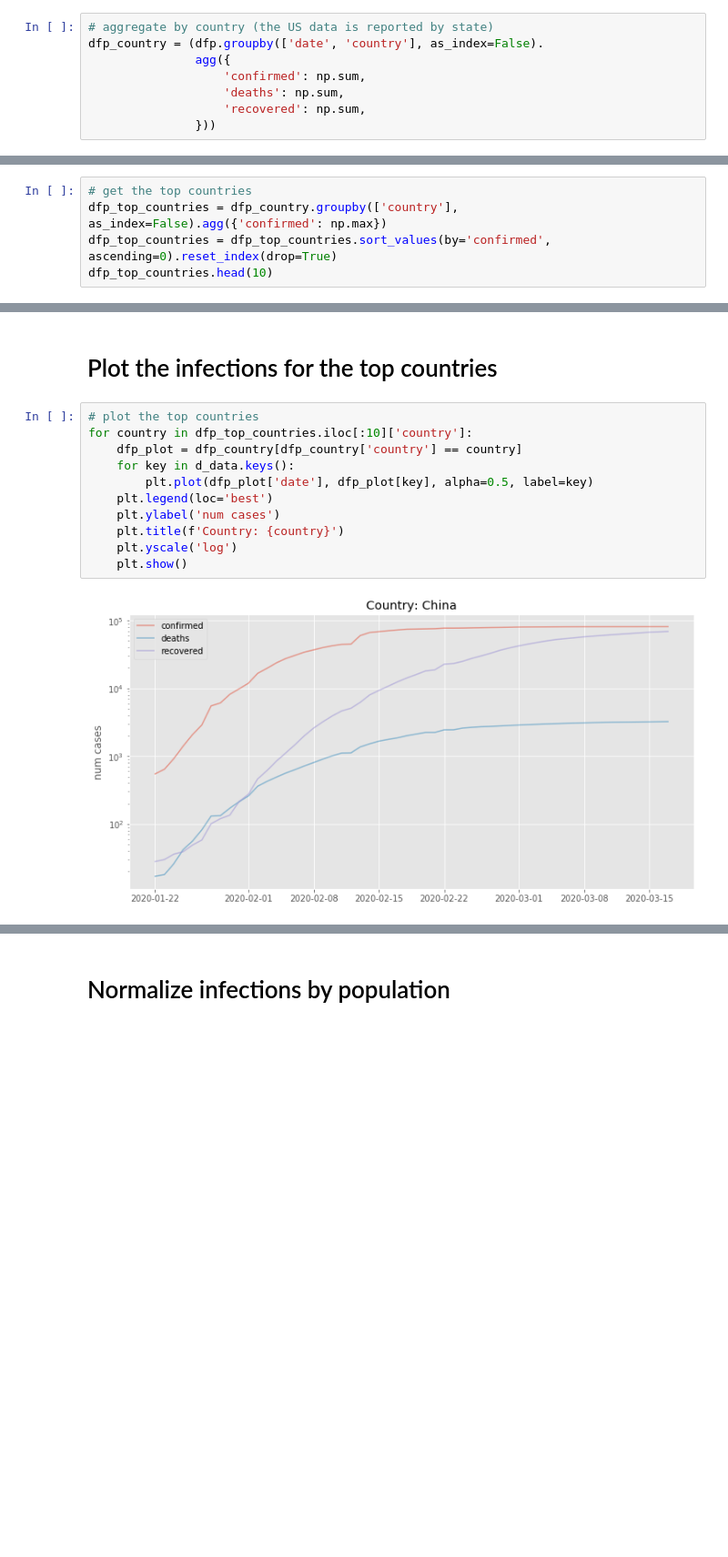
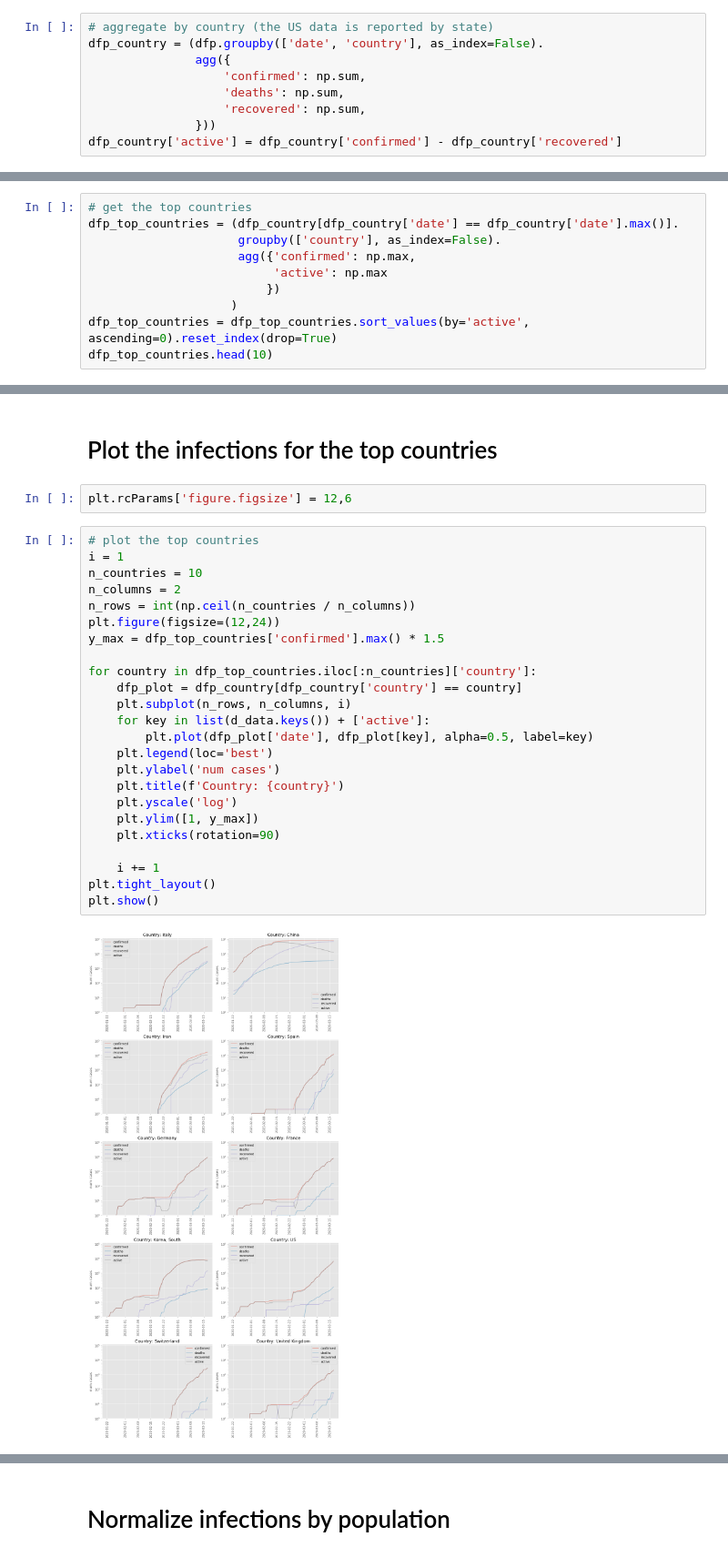
Before and after one commit to tboats/covid-19_analysis, a Jupyter notebook: analysis_covid-19.ipynb, the cells around one changed output, grey strips where cells are left out. Shown at 91% size. Drawn from its saved outputs; the diff is of its cells as text; blank space fills up the shorter version.

Commit message:
refactored plots to be more condensed

```diff
--- a/analysis_covid-19.ipynb
+++ b/analysis_covid-19.ipynb
@@ -77,11 +77,17 @@ dfp_country = (dfp.groupby(['date', 'country'], as_index=False).
                    'deaths': np.sum,
                    'recovered': np.sum,
                }))
+dfp_country['active'] = dfp_country['confirmed'] - dfp_country['recovered']
 # %% [markdown]
 ##### Top 10 countries by confirmed COVID-19 cases
 # %%
 # get the top countries
-dfp_top_countries = dfp_country.groupby(['country'], as_index=False).agg({'confirmed': np.max})
-dfp_top_countries = dfp_top_countries.sort_values(by='confirmed', ascending=0).reset_index(drop=True)
+dfp_top_countries = (dfp_country[dfp_country['date'] == dfp_country['date'].max()].
+                     groupby(['country'], as_index=False).
+                     agg({'confirmed': np.max,
+                          'active': np.max
+                         })
+                    )
+dfp_top_countries = dfp_top_countries.sort_values(by='active', ascending=0).reset_index(drop=True)
 dfp_top_countries.head(10)
 # %% [output]
@@ -99,15 +105,30 @@ dfp_top_countries.head(10)
 # %% [markdown]
 # Plot the infections for the top countries
+# %%
+plt.rcParams['figure.figsize'] = 12,6
 # %%
 # plot the top countries
-for country in dfp_top_countries.iloc[:10]['country']:
+i = 1
+n_countries = 10
+n_columns = 2
+n_rows = int(np.ceil(n_countries / n_columns))
+plt.figure(figsize=(12,24))
+y_max = dfp_top_countries['confirmed'].max() * 1.5
+
+for country in dfp_top_countries.iloc[:n_countries]['country']:
     dfp_plot = dfp_country[dfp_country['country'] == country]
-    for key in d_data.keys():
+    plt.subplot(n_rows, n_columns, i)
+    for key in list(d_data.keys()) + ['active']:
         plt.plot(dfp_plot['date'], dfp_plot[key], alpha=0.5, label=key)
     plt.legend(loc='best')
     plt.ylabel('num cases')
     plt.title(f'Country: {country}')
     plt.yscale('log')
-    plt.show()
+    plt.ylim([1, y_max])
+    plt.xticks(rotation=90)
+
+    i += 1
+plt.tight_layout()
+plt.show()
 # %% [output]
-[figure, old version]
+[figure, new version]
```
Also changed, not shown: parts of 19 cells of this notebook.
